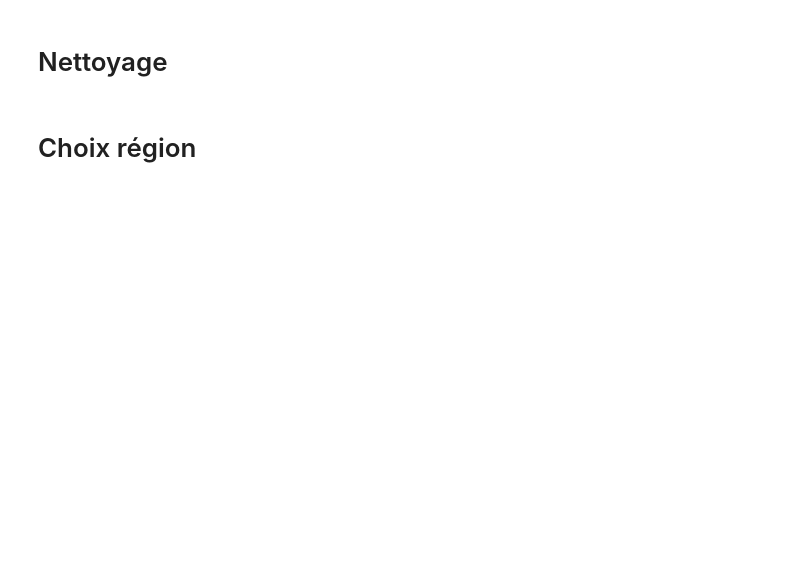
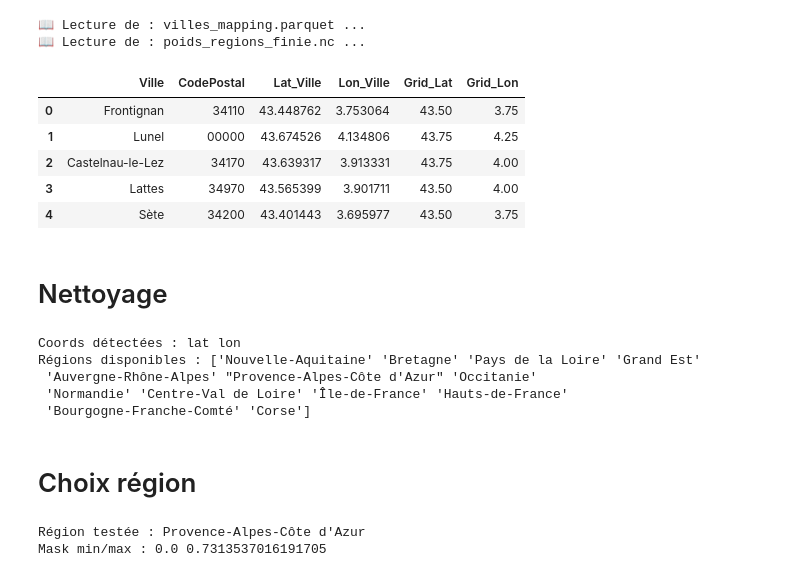
Before and after one commit to MargotL3869/Projet_Data_Visu_Margot_Hanaa, a Jupyter notebook: TP_Code/Test-ville_regions.ipynb, the cells around one changed output. Drawn from its saved outputs; the diff is of its cells as text; code cells hidden in the pictures; blank space fills up the shorter version.

```diff
--- a/TP_Code/Test-ville_regions.ipynb
+++ b/TP_Code/Test-ville_regions.ipynb
@@ -5,13 +5,32 @@ import numpy as np
 import matplotlib.pyplot as plt
 from pathlib import Path
 # %%
-# chemins (à adapter si besoin)
-base = Path(".")
-ds_poids = xr.open_dataset(base / "poids_regions_finie.nc")
-df_villes = pd.read_parquet(base / "villes_mapping.parquet")
+base = Path("..")
+chemin_villes = base / "TP" / "villes_mapping.parquet"
+chemin_poids = base / "TP" / "poids_regions_finie.nc"
 
-print(ds_poids)
-print(df_villes.head())
+# 2. OUVERTURE DES FICHIERS (C'est ici que ça change tout !)
+# Pour le fichier Parquet (Villes) -> On utilise Pandas
+print(f"📖 Lecture de : {chemin_villes.name} ...")
+df_villes = pd.read_parquet(chemin_villes)
+
+# Pour le fichier NetCDF (Poids) -> On utilise Xarray
+if chemin_poids.exists():
+    print(f"📖 Lecture de : {chemin_poids.name} ...")
+    ds_poids = xr.open_dataset(chemin_poids)
+else:
+    print("⚠️ Fichier poids introuvable")
+
+df_villes.head()
+# %% [output]
+📖 Lecture de : villes_mapping.parquet ...
+📖 Lecture de : poids_regions_finie.nc ...
+|  | Ville | CodePostal | Lat_Ville | Lon_Ville | Grid_Lat | Grid_Lon |
+| 0 | Frontignan | 34110 | 43.448762 | 3.753064 | 43.50 | 3.75 |
+| 1 | Lunel | 00000 | 43.674526 | 4.134806 | 43.75 | 4.25 |
+| 2 | Castelnau-le-Lez | 34170 | 43.639317 | 3.913331 | 43.75 | 4.00 |
+| 3 | Lattes | 34970 | 43.565399 | 3.901711 | 43.50 | 4.00 |
+| 4 | Sète | 34200 | 43.401443 | 3.695977 | 43.50 | 3.75 |
 # %% [markdown]
 # Nettoyage
 # %%
@@ -39,13 +58,22 @@ lon_name = next(c for c in weights.coords if "lon" in c.lower())
 
 print("Coords détectées :", lat_name, lon_name)
 print("Régions disponibles :", ds_poids.region.values)
+# %% [output]
+Coords détectées : lat lon
+Régions disponibles : ['Nouvelle-Aquitaine' 'Bretagne' 'Pays de la Loire' 'Grand Est'
+ 'Auvergne-Rhône-Alpes' "Provence-Alpes-Côte d'Azur" 'Occitanie'
+ 'Normandie' 'Centre-Val de Loire' 'Île-de-France' 'Hauts-de-France'
+ 'Bourgogne-Franche-Comté' 'Corse']
 # %% [markdown]
 # Choix région
 # %%
-region_test = ds_poids.region.values[0]  # ou "Occitanie", "Bretagne", etc.
+region_test = ds_poids.region.values[5]  # ou "Occitanie", "Bretagne", etc.
 print("Région testée :", region_test)
 
 mask = weights.sel(region=region_test)
 
 print("Mask min/max :", float(mask.min()), float(mask.max()))
+# %% [output]
+Région testée : Provence-Alpes-Côte d'Azur
+Mask min/max : 0.0 0.7313537016191705
 # %%
```
Also changed, not shown: parts of 2 cells of this notebook.
